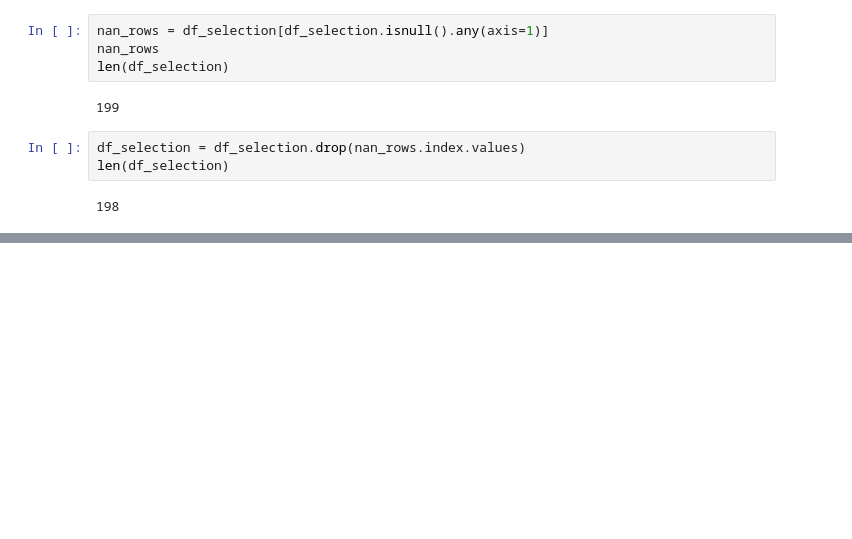
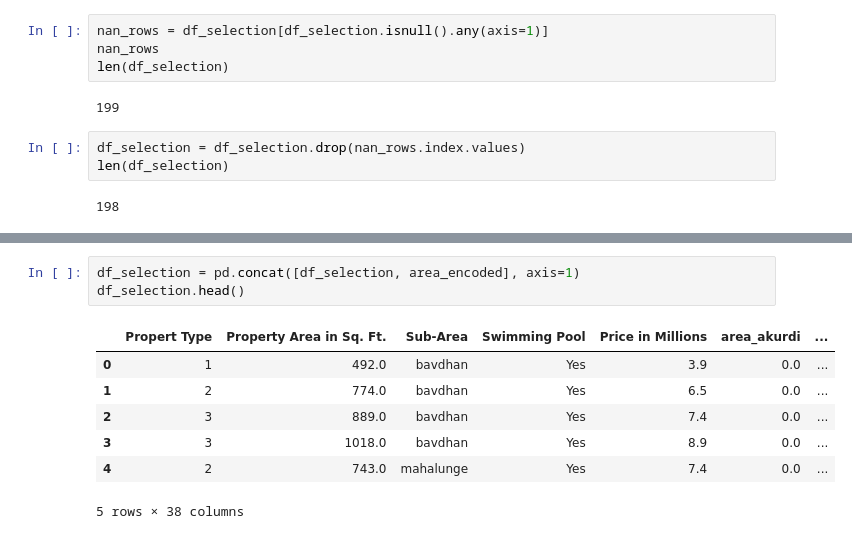
Before and after one commit to olivertepper/neuronet_from_scratch, a Jupyter notebook: neural_net.ipynb, the cells around one changed output, grey strips where cells are left out. Cells and saved outputs as stored; diff of their text form; blank space fills up the shorter version.

```diff
--- a/neural_net.ipynb
+++ b/neural_net.ipynb
@@ -114,0 +138,11 @@ len(df_selection)
+# %%
+df_selection = pd.concat([df_selection, area_encoded], axis=1)
+df_selection.head()
+# %% [output]
+|  | Propert Type | Property Area in Sq. Ft. | Sub-Area | Swimming Pool | Price in Millions | area_akurdi | ... |
+| 0 | 1 | 492.0 | bavdhan | Yes | 3.9 | 0.0 | ... |
+| 1 | 2 | 774.0 | bavdhan | Yes | 6.5 | 0.0 | ... |
+| 2 | 3 | 889.0 | bavdhan | Yes | 7.4 | 0.0 | ... |
+| 3 | 3 | 1018.0 | bavdhan | Yes | 8.9 | 0.0 | ... |
+| 4 | 2 | 743.0 | mahalunge | Yes | 7.4 | 0.0 | ... |
+5 rows × 38 columns
```
Also changed, not shown: parts of 34 cells of this notebook, 3 other files.
